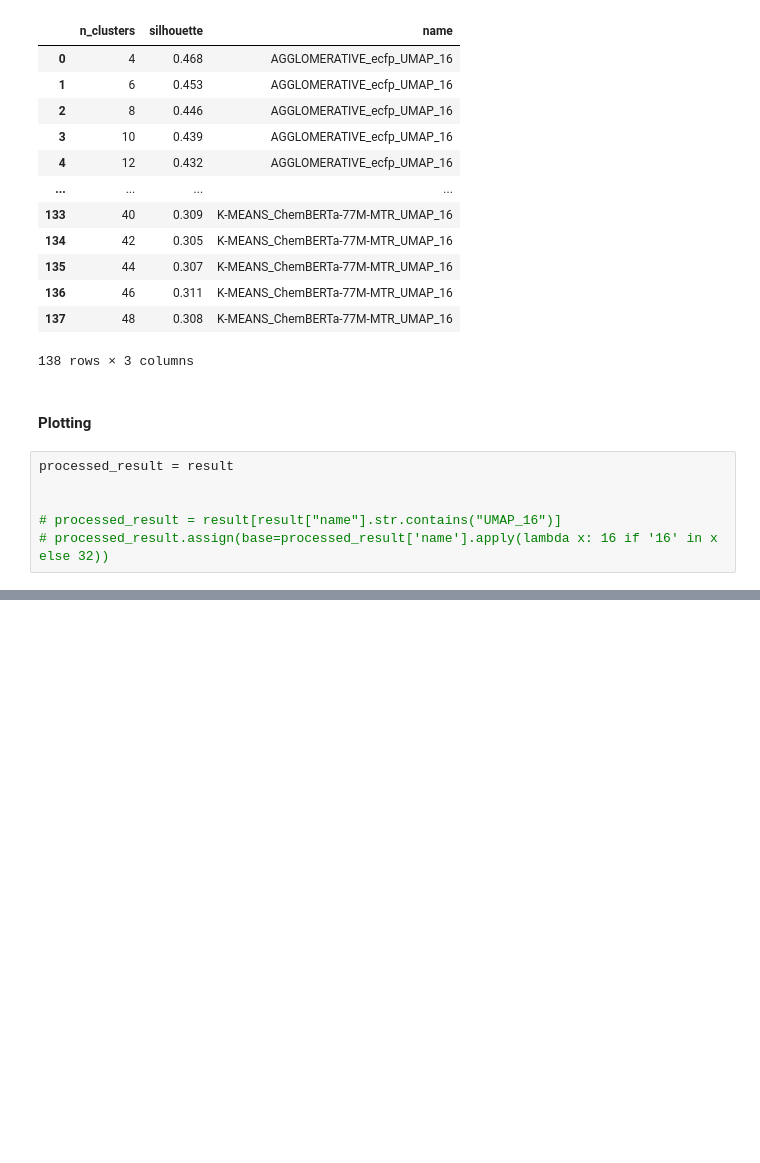
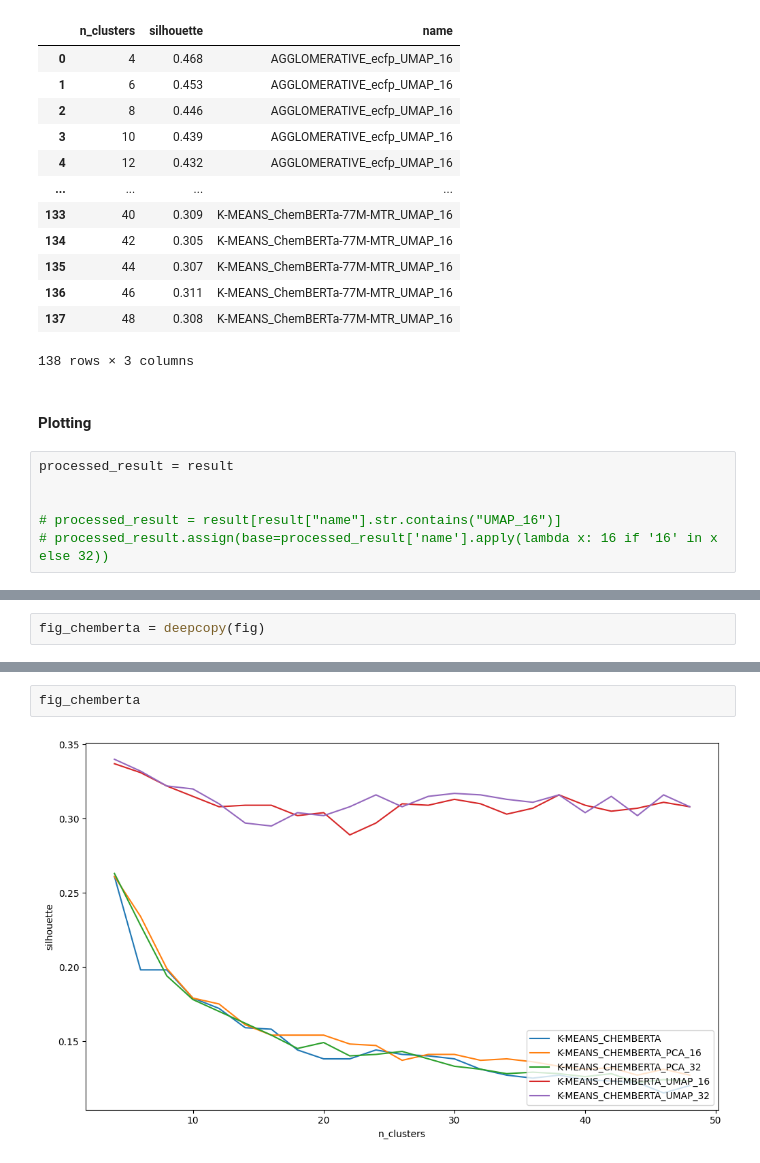
Before and after one commit to ilkersigirci/thesis-work, a Jupyter notebook: notebooks/wandb_test.ipynb, the cells around one changed output, grey strips where cells are left out. Saved outputs shown, nothing was run; the diff lists cells and outputs as text; blank space fills up the shorter version.

```diff
--- a/notebooks/wandb_test.ipynb
+++ b/notebooks/wandb_test.ipynb
@@ -185,0 +229,2 @@ xx.replace("dddd", "")
+# %%
+fig_chemberta = deepcopy(fig)
@@ -185,0 +237,4 @@ xx.replace("dddd", "")
+# %%
+fig_chemberta
+# %% [output]
+[figure, added]
```
Also changed, not shown: parts of 19 cells of this notebook, 1 other file.
